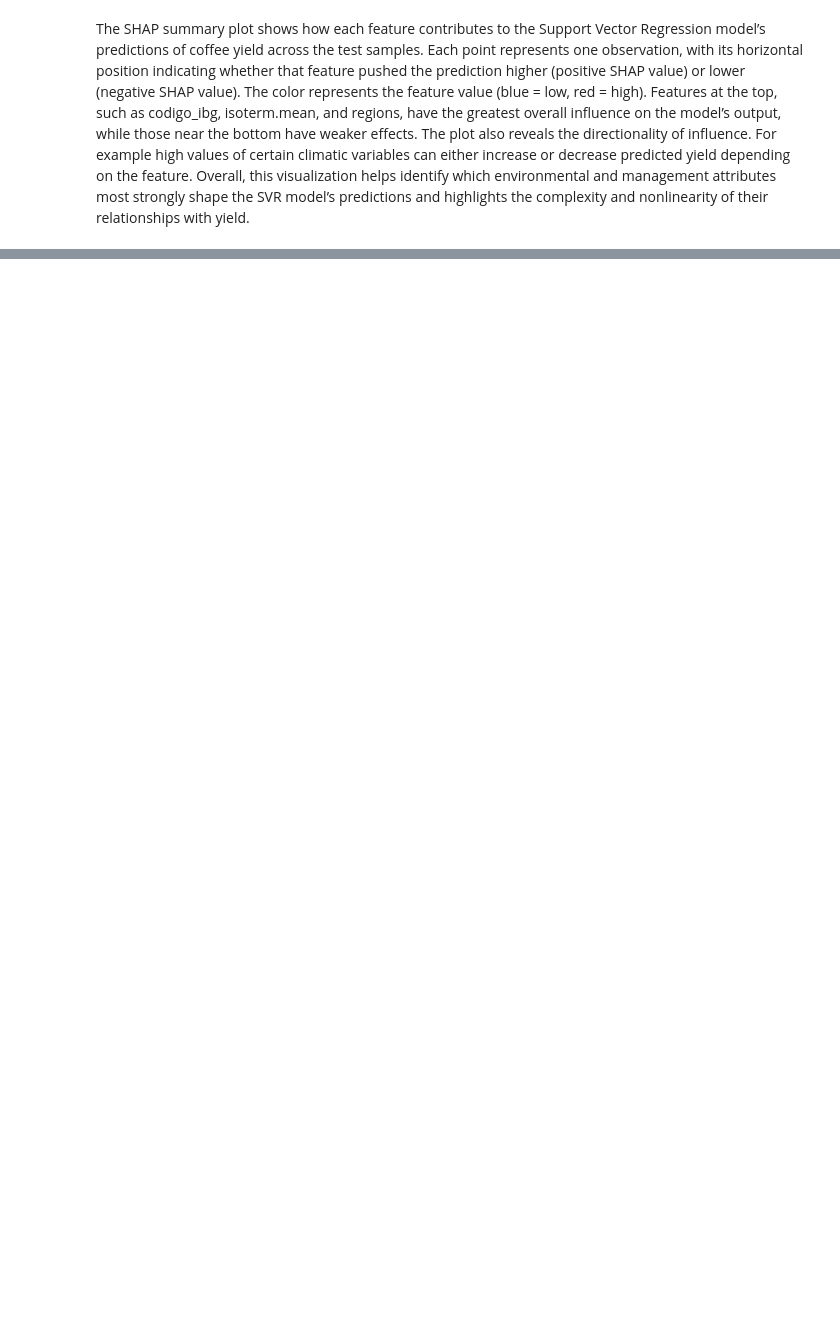
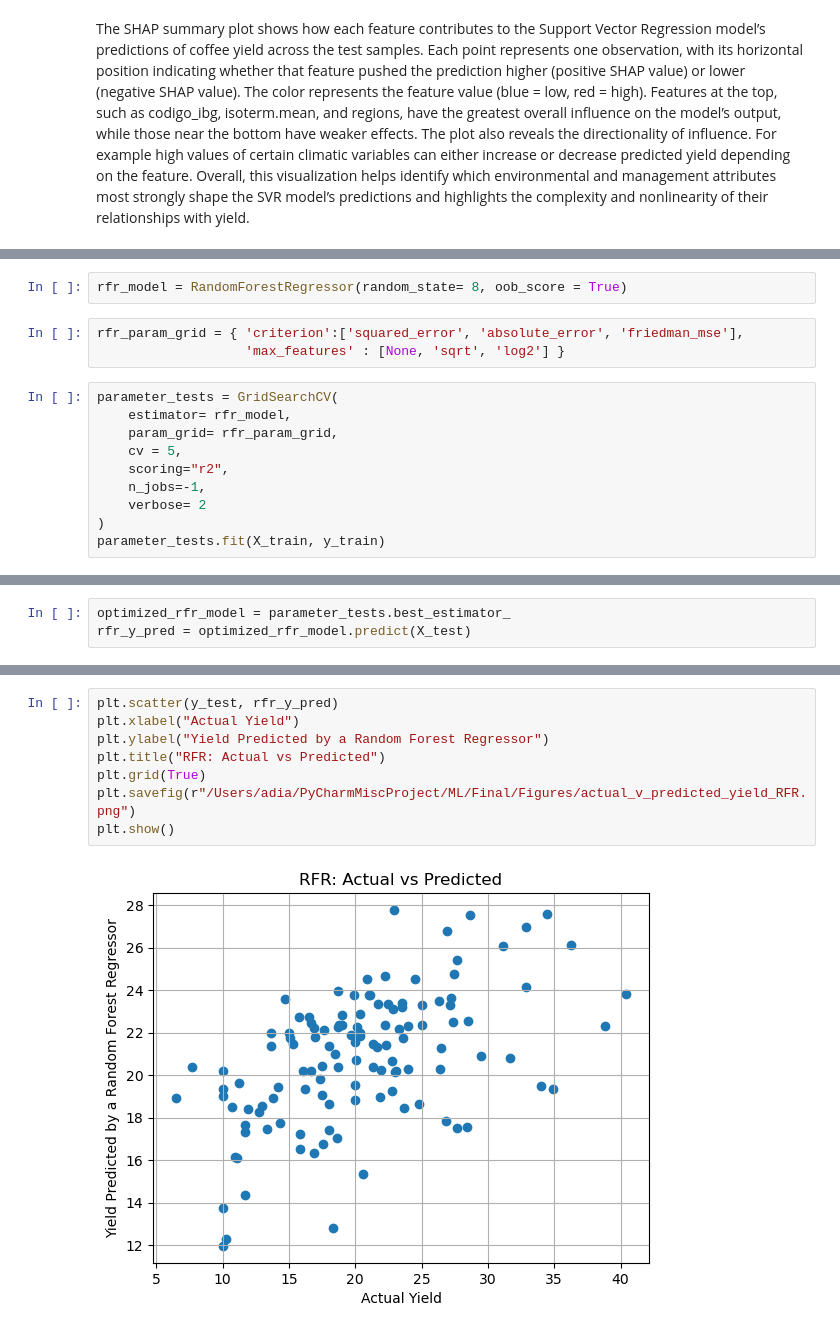
Before and after one commit to ajrx575/Machine_Learning_Final, a Jupyter notebook: ML/Final/Final_Project.ipynb, the cells around one changed output, grey strips where cells are left out. Drawn from its saved outputs; the diff is of its cells as text; blank space fills up the shorter version.

Commit message:
Completed non-PCA RF regressor, fixed scaled data, moved all import statements to top of file

```diff
--- a/ML/Final/Final_Project.ipynb
+++ b/ML/Final/Final_Project.ipynb
@@ -455,0 +443,15 @@ plt.close()
+# %%
+rfr_model = RandomForestRegressor(random_state= 8, oob_score = True)
+# %%
+rfr_param_grid = { 'criterion':['squared_error', 'absolute_error', 'friedman_mse'],
+                   'max_features' : [None, 'sqrt', 'log2'] }
+# %%
+parameter_tests = GridSearchCV(
+    estimator= rfr_model,
+    param_grid= rfr_param_grid,
+    cv = 5,
+    scoring="r2",
+    n_jobs=-1,
+    verbose= 2
+)
+parameter_tests.fit(X_train, y_train)
@@ -455,0 +489,3 @@ plt.close()
+# %%
+optimized_rfr_model = parameter_tests.best_estimator_
+rfr_y_pred = optimized_rfr_model.predict(X_test)
@@ -455,0 +501,10 @@ plt.close()
+# %%
+plt.scatter(y_test, rfr_y_pred)
+plt.xlabel("Actual Yield")
+plt.ylabel("Yield Predicted by a Random Forest Regressor")
+plt.title("RFR: Actual vs Predicted")
+plt.grid(True)
+plt.savefig(r"/Users/adia/PyCharmMiscProject/ML/Final/Figures/actual_v_predicted_yield_RFR.png")
+plt.show()
+# %% [output]
+[figure, added]
```
Also changed, not shown: parts of 28 cells of this notebook, 3 other files.
